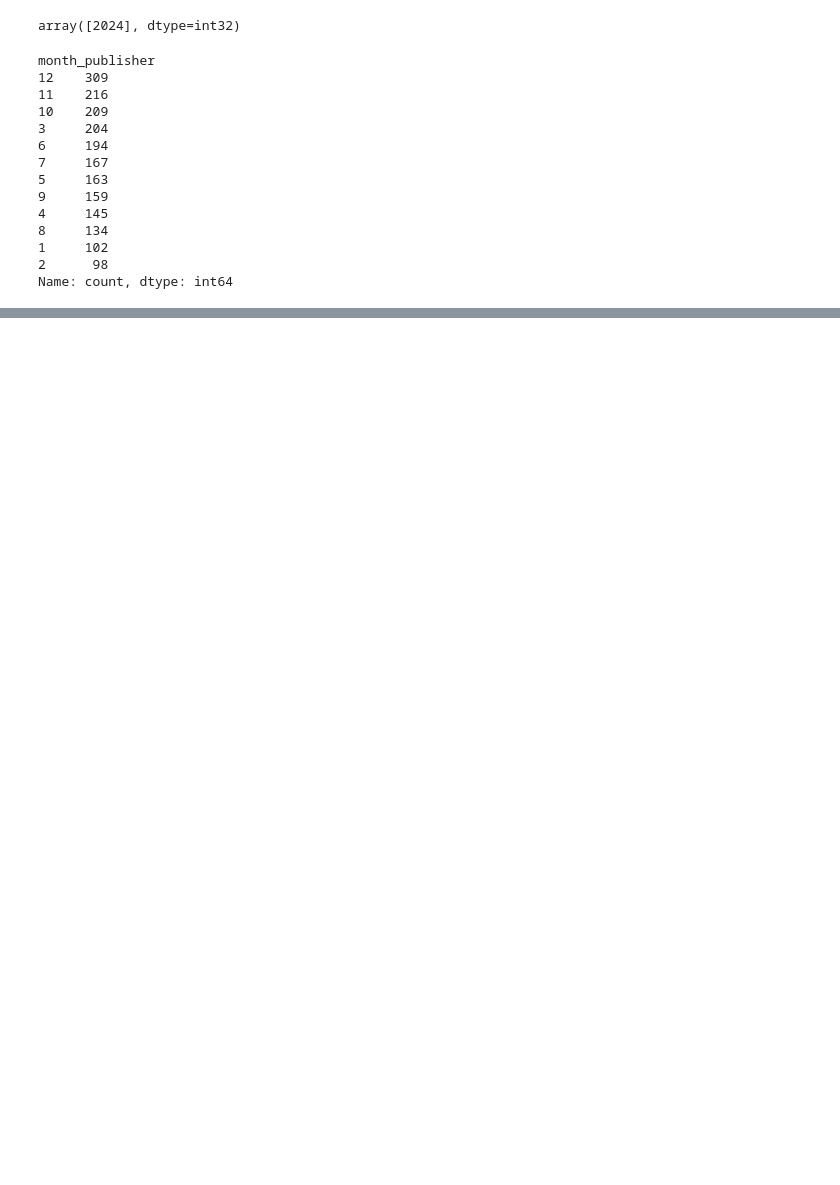
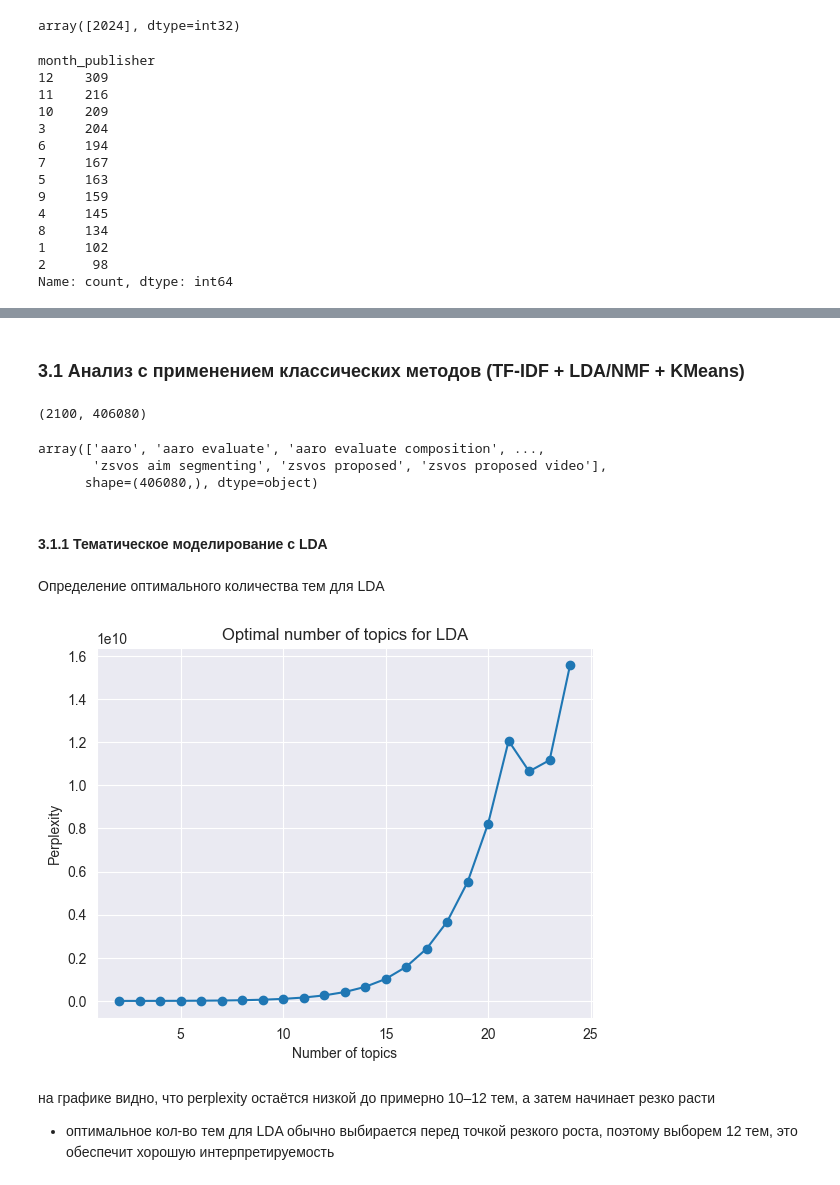
Before and after one commit to nikfilonenko/video_gen_trends_analysis, a Jupyter notebook: src/notebooks/arXiv_video_generation_trends.ipynb, the cells around one changed output, grey strips where cells are left out. Cells and saved outputs as stored; diff of their text form; code cells hidden in the pictures; blank space fills up the shorter version.

```diff
--- a/src/notebooks/arXiv_video_generation_trends.ipynb
+++ b/src/notebooks/arXiv_video_generation_trends.ipynb
@@ -130,6 +143,6 @@ df.to_csv("data/data_arxiv_video_generation_2024.csv", index=False)
 # %%
 df = pd.read_csv(
-    'data/data_arxiv_video_generation_2024.csv',
+    '../../data/data_arxiv_video_generation_2024.csv',
     sep=',',
     engine='python',
     encoding='utf'
@@ -246,0 +318,5 @@ Name: count, dtype: int64
+# %%
+df['text'] = df['title'] + ' ' + df['abstract']
+
+df.loc[:, 'text'] = df['text'].apply(lambda x: str(x).lower())
+df['text'][0]
@@ -246,0 +399,5 @@ Name: count, dtype: int64
+# %%
+custom_txt_preprocessor = CustomTextPreprocessor(lemmatization=True)
+
+df_lemm = custom_txt_preprocessor.preprocess(df['text'])
+df_lemm.shape
@@ -246,0 +414,49 @@ Name: count, dtype: int64
+# %% [markdown]
+### 3.1 Анализ с применением классических методов (TF-IDF + LDA/NMF + KMeans)
+# %%
+from sklearn.feature_extraction.text import TfidfVectorizer
+
+tfidf_vectorizer = TfidfVectorizer(
+    ngram_range=(1, 3),
+    stop_words='english',
+    use_idf=True,
+    smooth_idf=True,
+    sublinear_tf=True
+)
+
+df_lemm_vectorized = tfidf_vectorizer.fit_transform(df_lemm['text'])
+df_lemm_vectorized.shape
+# %% [output]
+(2100, 406080)
+# %%
+tfidf_vectorizer.get_feature_names_out()
+# %% [output]
+array(['aaro', 'aaro evaluate', 'aaro evaluate composition', ...,
+       'zsvos aim segmenting', 'zsvos proposed', 'zsvos proposed video'],
+      shape=(406080,), dtype=object)
+# %% [markdown]
+#### 3.1.1 Тематическое моделирование с LDA
+# %% [markdown]
+Определение оптимального количества тем для LDA
+# %%
+from sklearn.decomposition import LatentDirichletAllocation, NMF
+
+perplexity_scores = []
+topic_range = range(2, 25)
+
+for n_topics in topic_range:
+    lda = LatentDirichletAllocation(n_components=n_topics, random_state=42)
+    lda.fit(df_lemm_vectorized)
+    perplexity_scores.append(lda.perplexity(df_lemm_vectorized))
+
+plt.plot(topic_range, perplexity_scores, marker='o')
+plt.xlabel("Number of topics")
+plt.ylabel("Perplexity")
+plt.title("Optimal number of topics for LDA")
+plt.show()
+# %% [output]
+[figure, added]
+# %% [markdown]
+на графике видно, что perplexity остаётся низкой до примерно 10–12 тем, а затем начинает резко расти
+
+- оптимальное кол-во тем для LDA обычно выбирается перед точкой резкого роста, поэтому выборем 12 тем, это обеспечит хорошую интерпретируемость
```
Also changed, not shown: parts of 24 cells of this notebook, 3 other files.
